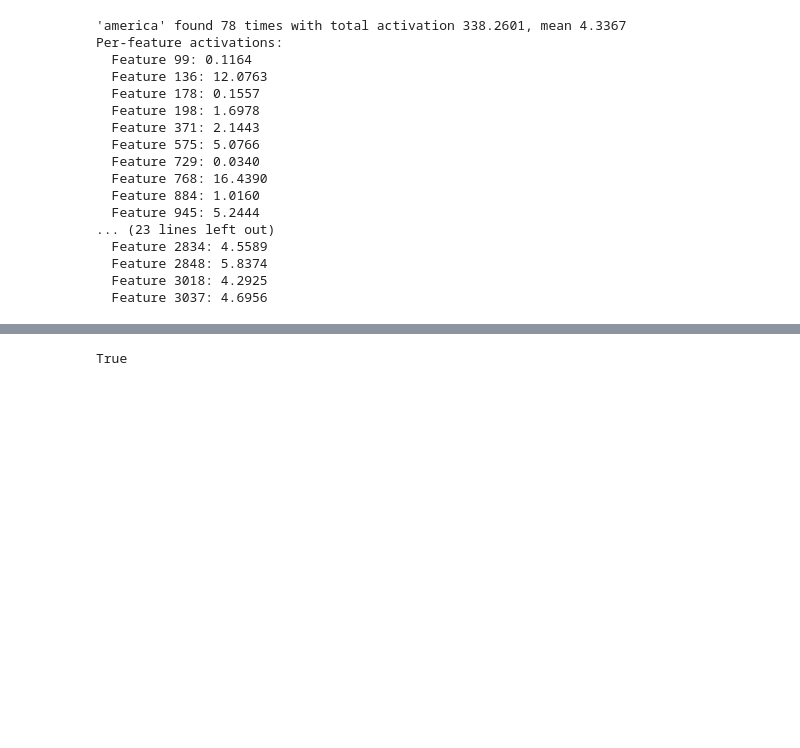
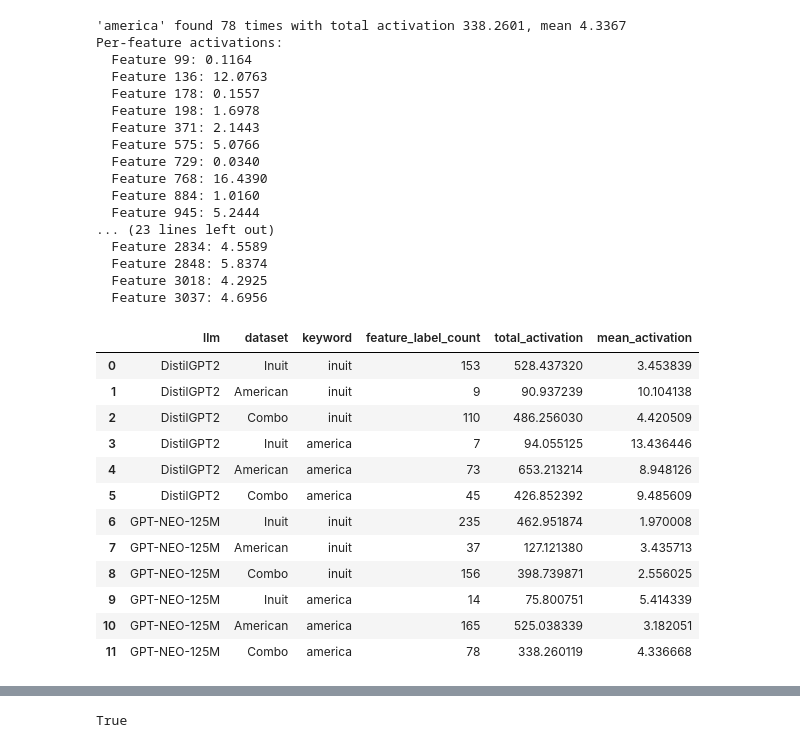
Before and after one commit to Gregpy/SAE_Feature_Counts, a Jupyter notebook: Feature_Analysis.ipynb, the cells around one changed output, grey strips where cells are left out. Cells and saved outputs as stored; diff of their text form; code cells hidden in the pictures; blank space fills up the shorter version.

```diff
--- a/Feature_Analysis.ipynb
+++ b/Feature_Analysis.ipynb
@@ -316,0 +351,16 @@ Per-feature activations:
+# %%
+df_feat_cts
+# %% [output]
+|  | llm | dataset | keyword | feature_label_count | total_activation | mean_activation |
+| 0 | DistilGPT2 | Inuit | inuit | 153 | 528.437320 | 3.453839 |
+| 1 | DistilGPT2 | American | inuit | 9 | 90.937239 | 10.104138 |
+| 2 | DistilGPT2 | Combo | inuit | 110 | 486.256030 | 4.420509 |
+| 3 | DistilGPT2 | Inuit | america | 7 | 94.055125 | 13.436446 |
+| 4 | DistilGPT2 | American | america | 73 | 653.213214 | 8.948126 |
+| 5 | DistilGPT2 | Combo | america | 45 | 426.852392 | 9.485609 |
+| 6 | GPT-NEO-125M | Inuit | inuit | 235 | 462.951874 | 1.970008 |
+| 7 | GPT-NEO-125M | American | inuit | 37 | 127.121380 | 3.435713 |
+| 8 | GPT-NEO-125M | Combo | inuit | 156 | 398.739871 | 2.556025 |
+| 9 | GPT-NEO-125M | Inuit | america | 14 | 75.800751 | 5.414339 |
+| 10 | GPT-NEO-125M | American | america | 165 | 525.038339 | 3.182051 |
+| 11 | GPT-NEO-125M | Combo | america | 78 | 338.260119 | 4.336668 |
```
Also changed, not shown: parts of 17 cells of this notebook, 6 other files.
